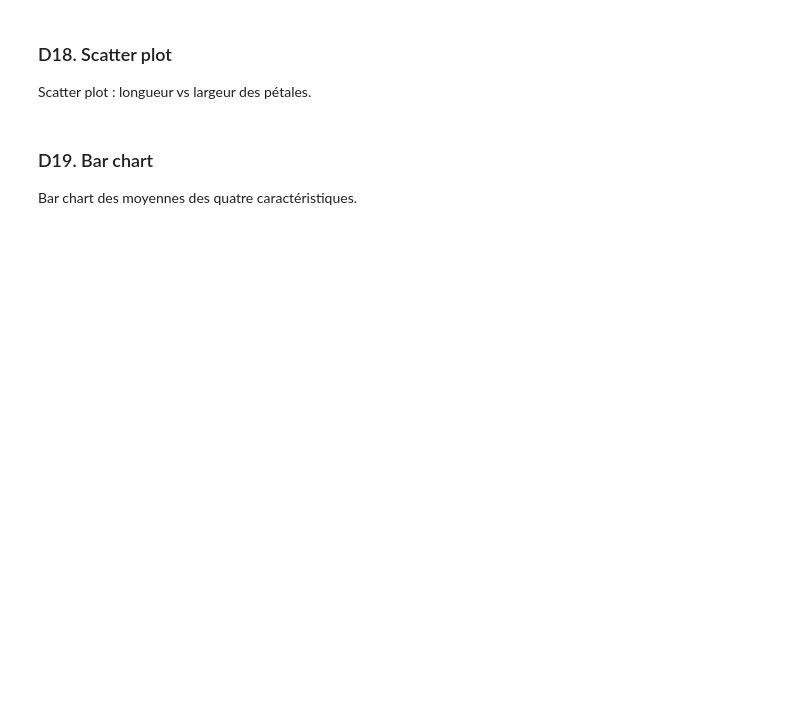
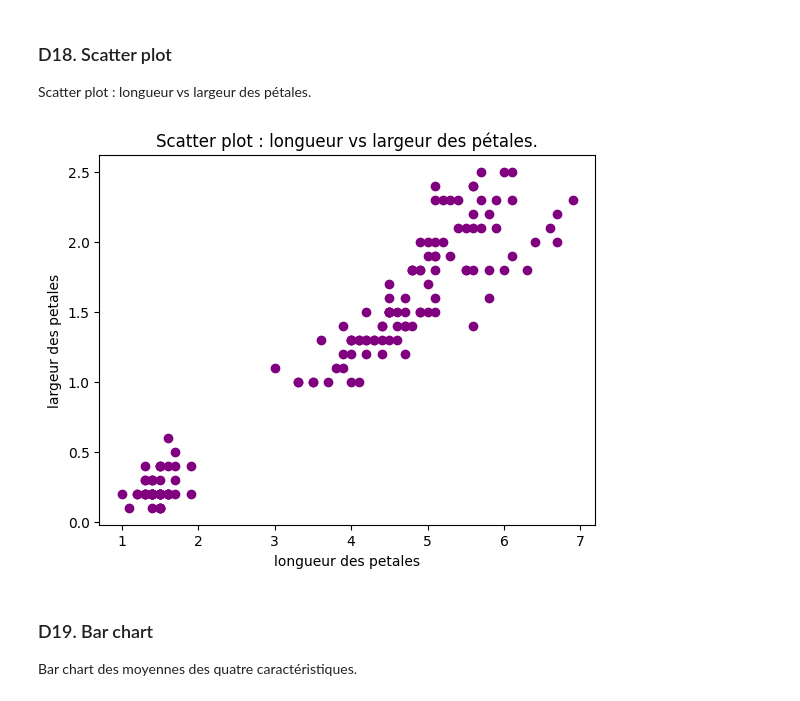
Before and after one commit to USMS-FPK-IA-GI-2025/controle-01-numpy-and-matplotlib-iris-Nini01Fz, a Jupyter notebook: notebooks/controle_numpy_matplotlib.ipynb, the cells around one changed output. Cells and saved outputs as stored; diff of their text form; code cells hidden in the pictures; blank space fills up the shorter version.

```diff
--- a/notebooks/controle_numpy_matplotlib.ipynb
+++ b/notebooks/controle_numpy_matplotlib.ipynb
@@ -282,3 +289,15 @@ Scatter plot : longueur vs largeur des pétales.
+# %%
+
+petal_length = features[:, 2]
+petal_width = features[:, 3]
+#creation du line plot
+plt.scatter(petal_length, petal_width, c='purple')
+plt.xlabel('longueur des petales')
+plt.ylabel('largeur des petales')
+plt.title('Scatter plot : longueur vs largeur des pétales.')
+plt.show()
+# %% [output]
+[figure, added]
 # %% [markdown]
 ### D19. Bar chart
 Bar chart des moyennes des quatre caractéristiques.
```
Also changed, not shown: parts of 9 cells of this notebook.
